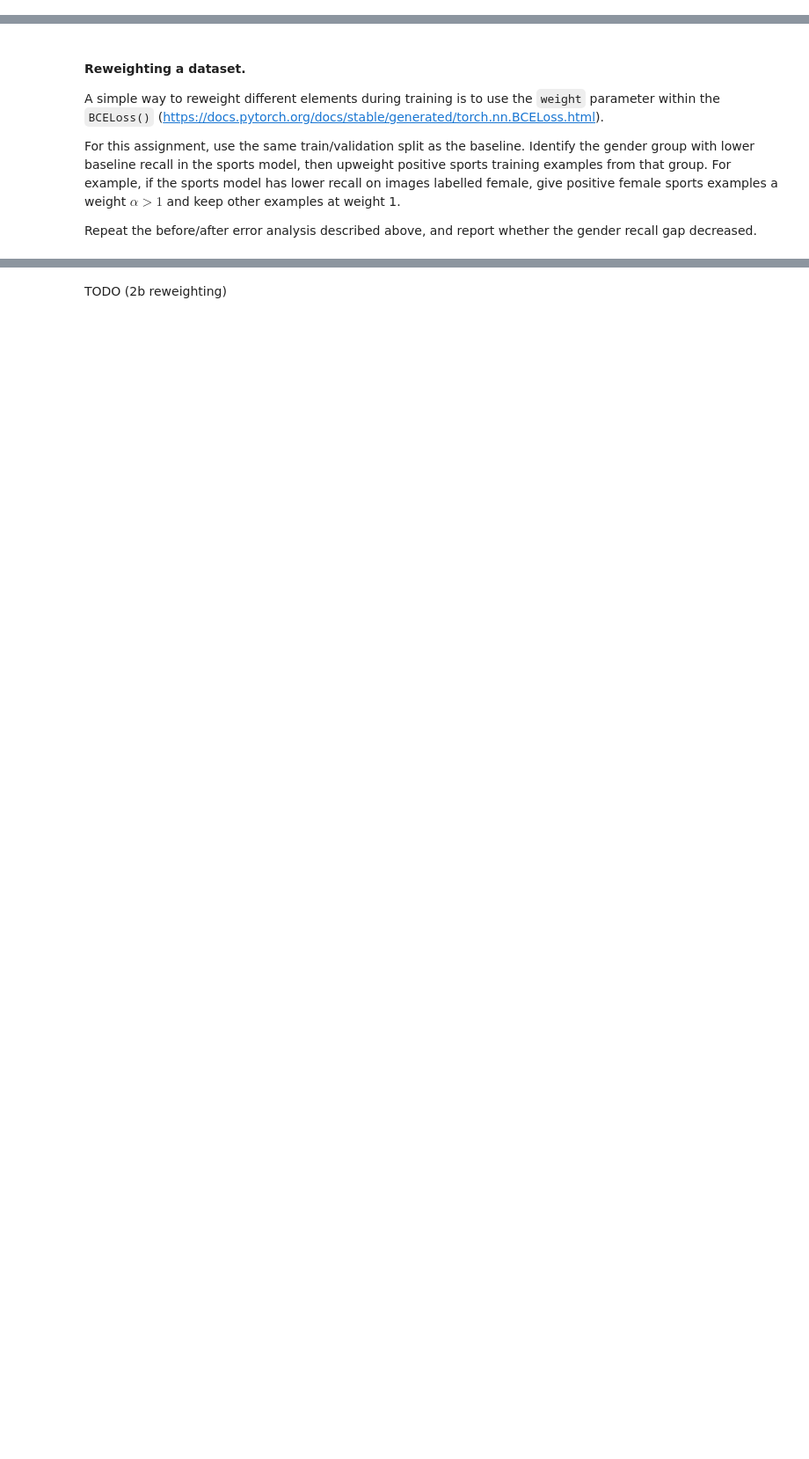
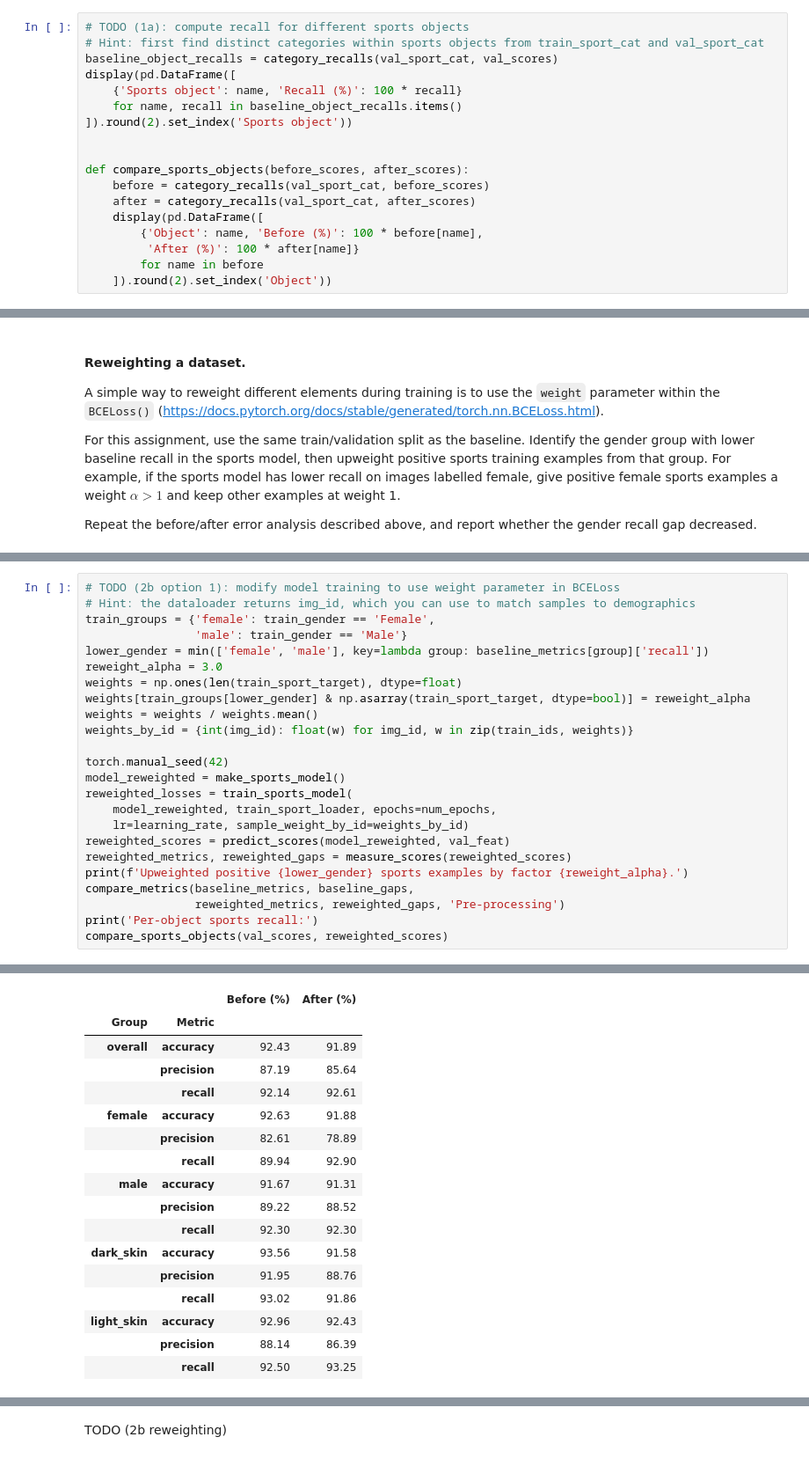
Before and after one commit to ele906/cos429, a Jupyter notebook: A3/BiasInVisionModels.ipynb, the cells around one changed output, grey strips where cells are left out. Shown at 88% size. Saved outputs shown, nothing was run; the diff lists cells and outputs as text; blank space fills up the shorter version.

```diff
--- a/A3/BiasInVisionModels.ipynb
+++ b/A3/BiasInVisionModels.ipynb
@@ -381,0 +507,18 @@ print(male_acc, male_prec, male_rec, sep='\t')
+# %%
+# TODO (1a): compute recall for different sports objects
+# Hint: first find distinct categories within sports objects from train_sport_cat and val_sport_cat
+baseline_object_recalls = category_recalls(val_sport_cat, val_scores)
+display(pd.DataFrame([
+    {'Sports object': name, 'Recall (%)': 100 * recall}
+    for name, recall in baseline_object_recalls.items()
+]).round(2).set_index('Sports object'))
+
+
+def compare_sports_objects(before_scores, after_scores):
+    before = category_recalls(val_sport_cat, before_scores)
+    after = category_recalls(val_sport_cat, after_scores)
+    display(pd.DataFrame([
+        {'Object': name, 'Before (%)': 100 * before[name],
+         'After (%)': 100 * after[name]}
+        for name in before
+    ]).round(2).set_index('Object'))
@@ -425,0 +582,25 @@ Repeat the before/after error analysis described above, and report whether the g
+# %%
+# TODO (2b option 1): modify model training to use weight parameter in BCELoss
+# Hint: the dataloader returns img_id, which you can use to match samples to demographics
+train_groups = {'female': train_gender == 'Female',
+                'male': train_gender == 'Male'}
+lower_gender = min(['female', 'male'], key=lambda group: baseline_metrics[group]['recall'])
+reweight_alpha = 3.0
+weights = np.ones(len(train_sport_target), dtype=float)
+weights[train_groups[lower_gender] & np.asarray(train_sport_target, dtype=bool)] = reweight_alpha
+weights = weights / weights.mean()
+weights_by_id = {int(img_id): float(w) for img_id, w in zip(train_ids, weights)}
+
+torch.manual_seed(42)
+model_reweighted = make_sports_model()
+reweighted_losses = train_sports_model(
+    model_reweighted, train_sport_loader, epochs=num_epochs,
+    lr=learning_rate, sample_weight_by_id=weights_by_id)
+reweighted_scores = predict_scores(model_reweighted, val_feat)
+reweighted_metrics, reweighted_gaps = measure_scores(reweighted_scores)
+print(f'Upweighted positive {lower_gender} sports examples by factor {reweight_alpha}.')
+compare_metrics(baseline_metrics, baseline_gaps,
+                reweighted_metrics, reweighted_gaps, 'Pre-processing')
+print('Per-object sports recall:')
+compare_sports_objects(val_scores, reweighted_scores)
+# %% [output]
@@ -425,0 +613,17 @@ Repeat the before/after error analysis described above, and report whether the g
+|  |  | Before (%) | After (%) |
+| Group | Metric |  |  |
+| overall | accuracy | 92.43 | 91.89 |
+|  | precision | 87.19 | 85.64 |
+|  | recall | 92.14 | 92.61 |
+| female | accuracy | 92.63 | 91.88 |
+|  | precision | 82.61 | 78.89 |
+|  | recall | 89.94 | 92.90 |
+| male | accuracy | 91.67 | 91.31 |
+|  | precision | 89.22 | 88.52 |
+|  | recall | 92.30 | 92.30 |
+| dark_skin | accuracy | 93.56 | 91.58 |
+|  | precision | 91.95 | 88.76 |
+|  | recall | 93.02 | 91.86 |
+| light_skin | accuracy | 92.96 | 92.43 |
+|  | precision | 88.14 | 86.39 |
+|  | recall | 92.50 | 93.25 |
```
Also changed, not shown: parts of 26 cells of this notebook, 1 other file.
